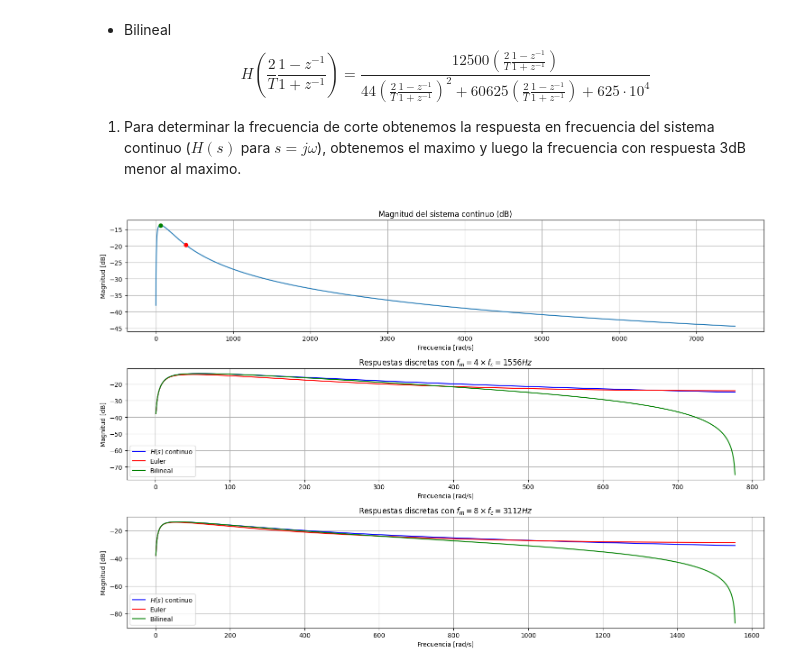
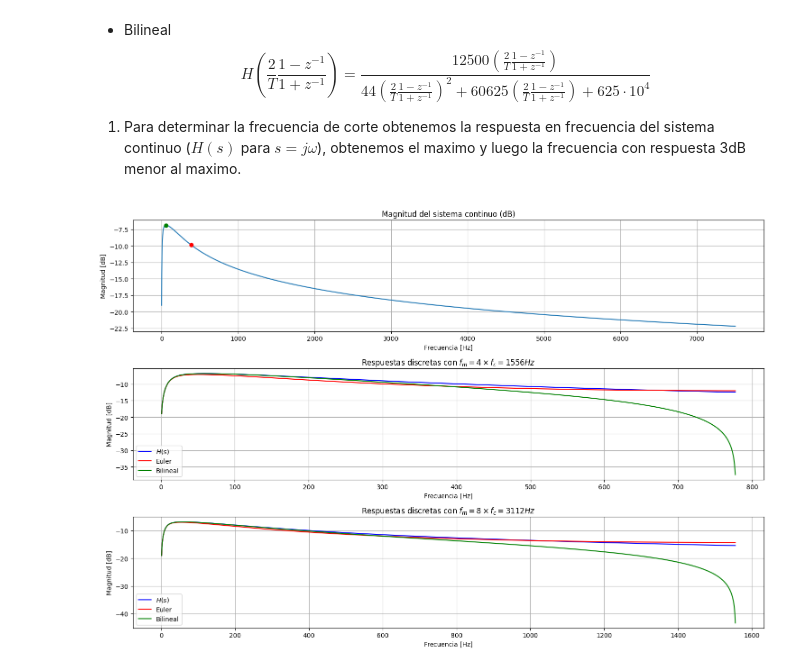
Before and after one commit to francoherg/PDS-2025, a Jupyter notebook: Practica/Guia5/5-1-4.ipynb, the cells around one changed output. Saved outputs shown, nothing was run; the diff lists cells and outputs as text; code cells hidden in the pictures.

```diff
--- a/Practica/Guia5/5-1-4.ipynb
+++ b/Practica/Guia5/5-1-4.ipynb
@@ -43,72 +43,69 @@ def Hs(s):
 
 def dB(magnitude):
     # Convierte magnitud a decibeles
-    return 20 * np.log10(np.abs(magnitude))
+    return 10 * np.log10(np.abs(magnitude))
 
+######### Frecuencia de corte #########
 # valor arbitrario para la frecuencia de muestreo
 fmtest = 15000
 ftest = np.arange(fmtest//2)
-sTest = 2j * np.pi * ftest # s = jw = j2pif
+sTest = 2j * np.pi * ftest          # s = jw = j2pif
 
-H_frecuencia = np.abs(Hs(sTest)) # H(jw) -> respuesta en frecuencia
-fMax = np.argmax(H_frecuencia) # frecuencia donde H(s) tiene máxima magnitud
+H_frecuencia = np.abs(Hs(sTest))    # H(s) -> respuesta en frecuencia
+fMax = np.argmax(H_frecuencia)      # w donde H(s) tiene máxima magnitud
 maxMag = H_frecuencia[fMax]
-ic = np.where(H_frecuencia >= maxMag / 2)[0][-1]
-fCorte = ic
+fCorte = np.where(H_frecuencia >= maxMag / 2)[0][-1]
 
-# frecuencia de muestreo 4 veces la frecuencia de corte
+######### fm = 4 x fc #########
 fm = 4 * fCorte
 T = 1 / fm
-f = np.arange(fm // 2) #[0,1,...,fm/2 - 1]
-# desde el plano z obtener la T. de Fourier de un sistema discreto (evaluación sobre el contorno unitario)
-z = np.exp(2j*np.pi*np.arange(fm // 2)*T)   # z = e^j2pi f T
-HEuler = Hs(sEuler(T, z)) # H(z) mediante transformación de Euler
-HBilineal = Hs(sBilineal(T, z)) # H(z) mediante transformación bilineal
+f = np.arange(fm // 2)
+z = np.exp(2j*np.pi*f*T)            # z = e^j2*pi*f*T
+s = 2j*np.pi*f                      # s = j2*pi*f
+HEuler = Hs(sEuler(T, z))           # H(z) mediante transformación de Euler
+HBilineal = Hs(sBilineal(T, z))     # H(z) mediante transformación bilineal
 
-# frecuencia de muestreo más alta (6 veces fCorte) para comparar
+######### fm = 8 x fc #########
 fm2 = 8 * fCorte
 T2 = 1 / fm2
 f2 = np.arange(fm2 // 2)
-z2 = np.exp(2j*np.pi*np.arange(fm2 // 2)*T2)   # z = e^j2pi f T
-HEuler2 = Hs(sEuler(T2, z2))
-HBilineal2 = Hs(sBilineal(T2, z2))
+z2 = np.exp(2j*np.pi*f2*T2)         # z = e^j2pi f T
+s2 = 2j*np.pi*f2                    # s = j2*pi*f
+HEuler2 = Hs(sEuler(T2, z2))        # H(z) mediante transformación de Euler
+HBilineal2 = Hs(sBilineal(T2, z2))  # H(z) mediante transformación bilineal
 
-# Graficar
-# frecuencias para graficar en el eje horizontal
-s = 2j*np.pi*f
-s2 = 2j*np.pi*f2
-
+######### Graficas #########
 fig, ax = plt.subplots(3, 1, figsize=(15, 10))
 for axi in ax:
     axi.grid()
 
-# Magnitud de H(s) continua con marcas en el máximo y -3 dB
+# fc
 ax[0].plot(ftest, dB(H_frecuencia))
 ax[0].plot(fMax, dB(H_frecuencia[fMax]), 'go')
 ax[0].plot(fCorte, dB(H_frecuencia[fCorte]), 'ro')
 ax[0].set_title('Magnitud del sistema continuo (dB)')
-ax[0].set_xlabel('Frecuencia [rad/s]')
+ax[0].set_xlabel('Frecuencia [Hz]')
 ax[0].set_ylabel('Magnitud [dB]')
 
-# Comparación entre sistema continuo y discretos (fm = 4 * fCorte)
-ax[1].plot(f, dB(Hs(s)), 'b', label='$H(s)$ continuo')
+# fm = 4 x fc
+ax[1].plot(f, dB(Hs(s)), 'b', label='$H(s)$')
 ax[1].plot(f, dB(HEuler), 'r', label='Euler')
 ax[1].plot(f, dB(HBilineal), 'g', label='Bilineal')
 ax[1].set_title(f'Respuestas discretas con $f_m = 4 \\times f_c = {fm} Hz$')
-ax[1].set_xlabel('Frecuencia [rad/s]')
+ax[1].set_xlabel('Frecuencia [Hz]')
 ax[1].set_ylabel('Magnitud [dB]')
 ax[1].legend()
 
-# Comparación con frecuencia de muestreo mayor (fm = 8 * fCorte)
-ax[2].plot(f2, dB(Hs(s2)), 'b', label='$H(s)$ continuo')
+# fm = 8 x fc
+ax[2].plot(f2, dB(Hs(s2)), 'b', label='$H(s)$')
 ax[2].plot(f2, dB(HEuler2), 'r', label='Euler')
 ax[2].plot(f2, dB(HBilineal2), 'g', label='Bilineal')
 ax[2].set_title(f'Respuestas discretas con $f_m = 8 \\times f_c = {fm2} Hz$')
-ax[2].set_xlabel('Frecuencia [rad/s]')
+ax[2].set_xlabel('Frecuencia [Hz]')
 ax[2].set_ylabel('Magnitud [dB]')
 ax[2].legend()
 
 plt.tight_layout()
 plt.show()
 # %% [output]
-[figure, old version]
+[figure, new version]
```
Also changed, not shown: 4 other files.
